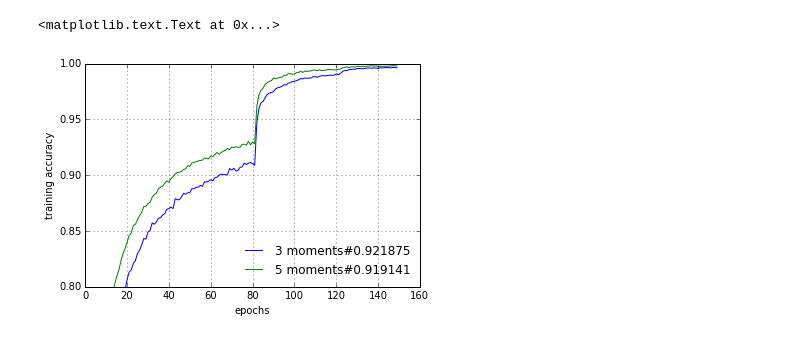
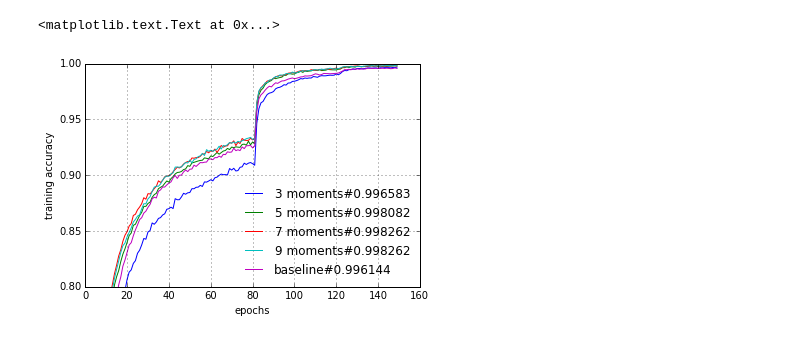
Before and after one commit to HQ01/fast-weight, a Jupyter notebook: cv/hyper-network/previous-n-moment-network.ipynb, the cells around one changed output. Drawn from its saved outputs; the diff is of its cells as text; code cells hidden in the pictures.

```diff
--- a/cv/hyper-network/previous-n-moment-network.ipynb
+++ b/cv/hyper-network/previous-n-moment-network.ipynb
@@ -5,15 +5,20 @@ import matplotlib.pylab as pl
 # %%
 n_layers = 9
 accuracy_table, progress_table = {}, {}
-for n_moments in (3, 5):
+for n_moments in (3, 5, 7, 9):
     accuracy_table[n_moments], progress_table[n_moments] = \
         pickle.load(open('info/cifar-previous-%d-moment-network-%d' % (n_moments, n_layers), 'rb'))
+baseline_accuracy, baseline_progress = \
+    pickle.load(open('info/triple-state-normal-residual-network-%d' % n_layers))
 # %%
 for key, value in sorted(accuracy_table.items()):
     progress = progress_table[key]
     validation_accuracy = progress['validation_accuracy']
     label = '%d moments#%f' % (key, value)
     pl.plot(range(len(validation_accuracy)), validation_accuracy, label=label)
+validation_accuracy = baseline_progress['validation_accuracy']
+label = 'baseline#%f' % baseline_accuracy
+pl.plot(range(len(validation_accuracy)), validation_accuracy, label=label)
 pl.legend(framealpha=0, loc=0)
 pl.grid()
 pl.ylim(0.8, 1)
@@ -25,14 +30,16 @@ pl.ylabel('validation accuracy')
 # %%
 for key, value in sorted(accuracy_table.items()):
     progress = progress_table[key]
     training_accuracy = progress['training_accuracy']
-    label = '%d moments#%f' % (key, value)
+    label = '%d moments#%f' % (key, max(training_accuracy))
     pl.plot(range(len(training_accuracy)), training_accuracy, label=label)
+training_accuracy = baseline_progress['training_accuracy']
+pl.plot(range(len(training_accuracy)), training_accuracy, label='baseline#%f' % max(training_accuracy))
 pl.legend(framealpha=0, loc=0)
 pl.grid()
 pl.ylim(0.8, 1)
 pl.xlabel('epochs')
 pl.ylabel('training accuracy')
 # %% [output]
 <matplotlib.text.Text at 0x...>
-[figure, old version]
+[figure, new version]
```
Also changed, not shown: parts of 1 cell of this notebook, 2 other files.
